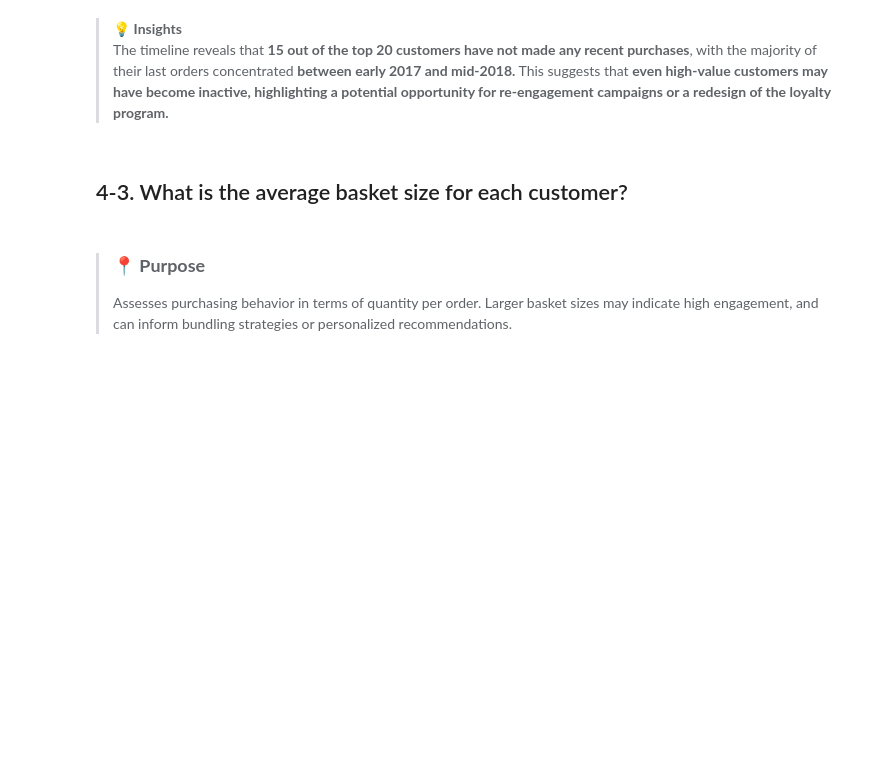
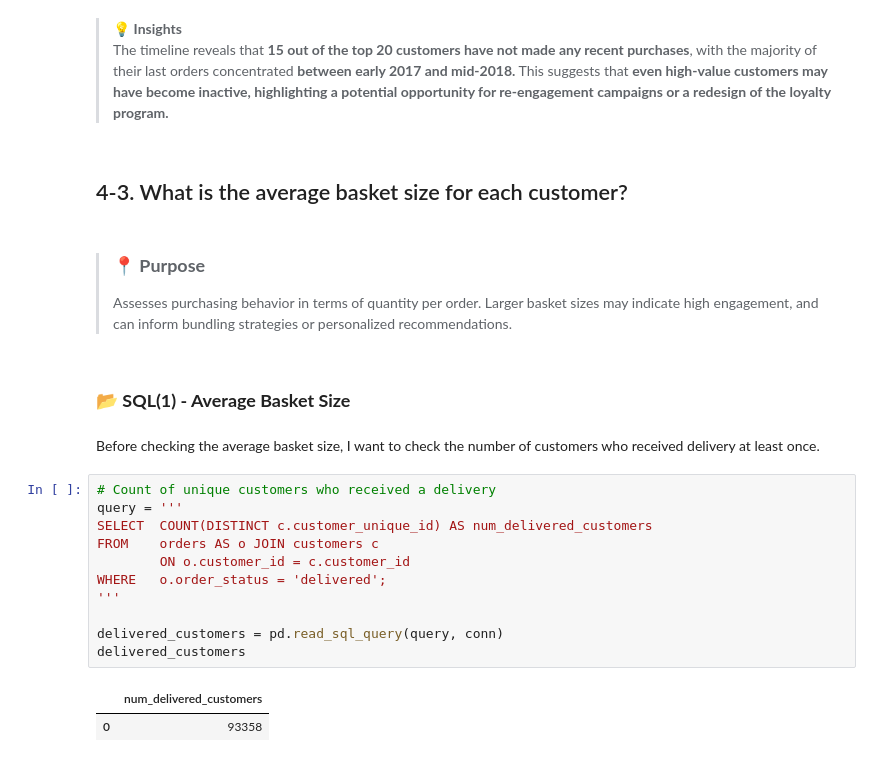
Before and after one commit to rachel-kim2255/SQL_customer_behavior_analysis, a Jupyter notebook: e_commerce_olist_rachel.ipynb, the cells around one changed output. Drawn from its saved outputs; the diff is of its cells as text; blank space fills up the shorter version.

```diff
--- a/e_commerce_olist_rachel.ipynb
+++ b/e_commerce_olist_rachel.ipynb
@@ -619,3 +599,21 @@ This suggests that **even high-value customers may have become inactive, highlig
 # %% [markdown]
 > ### **📍 Purpose**
 >Assesses purchasing behavior in terms of quantity per order. Larger basket sizes may indicate high engagement, and can inform bundling strategies or personalized recommendations.
+# %% [markdown]
+### **📂 SQL(1) - Average Basket Size**
+# %% [markdown]
+Before checking the average basket size, I want to check the number of customers who received delivery at least once.
+# %%
+# Count of unique customers who received a delivery
+query = '''
+SELECT  COUNT(DISTINCT c.customer_unique_id) AS num_delivered_customers
+FROM    orders AS o JOIN customers c
+        ON o.customer_id = c.customer_id
+WHERE   o.order_status = 'delivered';
+'''
+
+delivered_customers = pd.read_sql_query(query, conn)
+delivered_customers
+# %% [output]
+|  | num_delivered_customers |
+| 0 | 93358 |
```
Also changed, not shown: parts of 20 cells of this notebook.
